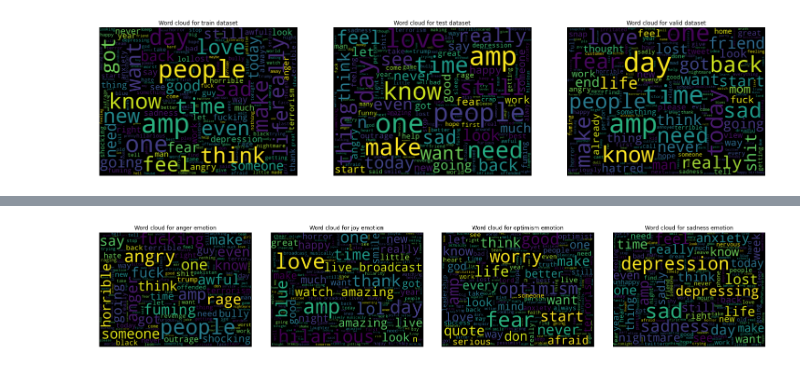
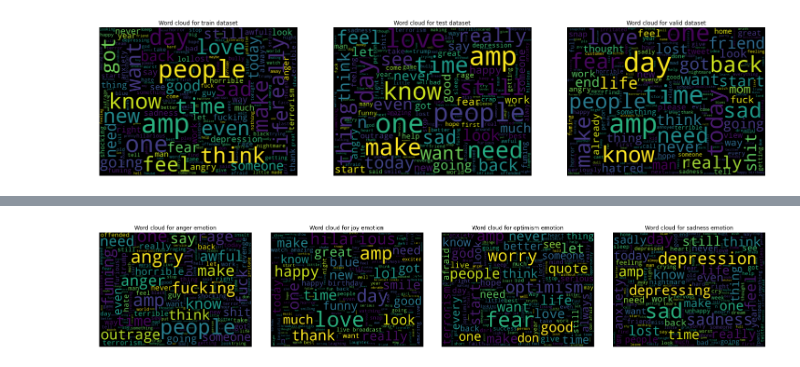
Before and after one commit to gundruke/FAA-project-2, a Jupyter notebook: DataCleaning_EDA.ipynb, the cells around one changed output, grey strips where cells are left out. Drawn from its saved outputs; the diff is of its cells as text; code cells hidden in the pictures.

```diff
--- a/DataCleaning_EDA.ipynb
+++ b/DataCleaning_EDA.ipynb
@@ -190,3 +205,6 @@ titles = ["Word cloud for train dataset",
 word_clouds_text(texts, titles)
 # %% [output]
 [figure]
+# %%
+df = pd.concat([train, test, valid]).reset_index(drop=True)
+df.head()
@@ -193,15 +218,14 @@ word_clouds_text(texts, titles)
 # %%
-anger_words = ' '.join(train[train["emotion"] == "anger"]["clean_text"])
-joy_words  = ' '.join(train[train["emotion"] == "joy"]["clean_text"])
-optimism_words = ' '.join(train[train["emotion"] == "optimism"]["clean_text"])
-sadness_words = ' '.join(train[train["emotion"] == "sadness"]["clean_text"])
+anger_words = ' '.join(df[df["emotion"] == "anger"]["clean_text"])
+joy_words  = ' '.join(df[df["emotion"] == "joy"]["clean_text"])
+optimism_words = ' '.join(df[df["emotion"] == "optimism"]["clean_text"])
+sadness_words = ' '.join(df[df["emotion"] == "sadness"]["clean_text"])
 
 texts = [anger_words, joy_words, optimism_words, sadness_words]
 titles = ["Word cloud for anger emotion",
           "Word cloud for joy emotion",
           "Word cloud for optimism emotion",
           "Word cloud for sadness emotion"]
-
 word_clouds_text(texts, titles)
 # %% [output]
-[figure, old version]
+[figure, new version]
```
Also changed, not shown: parts of 15 cells of this notebook, 1 other file.
